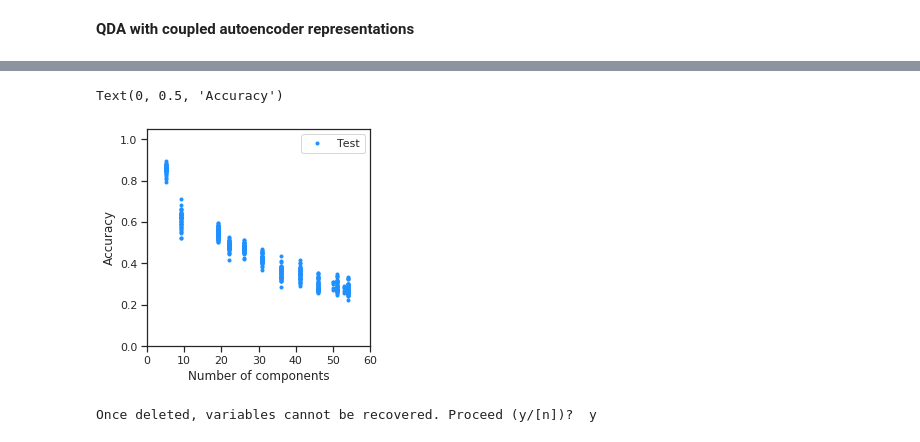
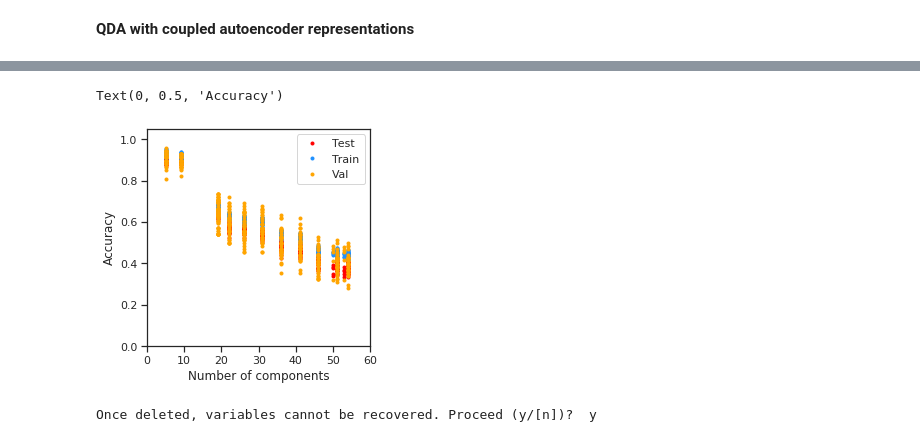
Before and after one commit to AllenInstitute/coupledAE-patchseq, a Jupyter notebook: analysis_baselines.ipynb, the cells around one changed output, grey strips where cells are left out. Saved outputs shown, nothing was run; the diff lists cells and outputs as text; code cells hidden in the pictures.

```diff
--- a/analysis_baselines.ipynb
+++ b/analysis_baselines.ipynb
@@ -114,6 +106,7 @@ for cv in tqdm(CVdict.keys()):
     CVdict[cv]['qda'] = {}
     CVdict[cv]['qda']['n_components'] = []
     CVdict[cv]['qda']['n_htree_classes'] = []
+    CVdict[cv]['qda']['acc_train'] = []
     CVdict[cv]['qda']['acc_val'] = []
     CVdict[cv]['qda']['acc_test'] = []
     CVdict[cv]['qda']['acc_most_freq'] = []
@@ -162,13 +155,15 @@ for cv in tqdm(CVdict.keys()):
 
         #QDA related metrics
         n_lbls = np.size(np.unique(y_train))
-        priors = (1./n_lbls)*np.ones(n_lbls)
-        qda = QDA(priors=priors,reg_param=1e-2,store_covariance=True)
+        #priors = (1./n_lbls)*np.ones(n_lbls)
+        qda = QDA(reg_param=1e-2,store_covariance=True)
         qda.fit(X_train,y_train)
+        y_train_pred = qda.predict(X_train)
         y_val_pred = qda.predict(X_val)
         y_test_pred = qda.predict(X_test)
         CVdict[cv]['qda']['n_htree_classes'].append(n_classes)
         CVdict[cv]['qda']['n_components'].append(np.unique(qda.classes_).size)
+        CVdict[cv]['qda']['acc_train'].append(accuracy_score(y_train, y_train_pred))
         CVdict[cv]['qda']['acc_val'].append(accuracy_score(y_val, y_val_pred))
         CVdict[cv]['qda']['acc_test'].append(accuracy_score(y_test, y_test_pred))
 
@@ -179,12 +174,14 @@ for cv in tqdm(CVdict.keys()):
         #CVdict[cv]['qda']['acc_most_freq'].append(accuracy_score(merged_labels, most_freq_pred))
         #CVdict[cv]['qda']['acc_prior'].append(accuracy_score(merged_labels, prior_pred))
 # %%
+train_acc = []
 test_acc = []
 val_acc = []
 n_components = []
 dummy_prior_acc=[]
 dummy_most_freq_acc=[]
 for cv in CVdict.keys():
+    train_acc.extend(CVdict[cv]['qda']['acc_train'])
     test_acc.extend(CVdict[cv]['qda']['acc_test'])
     val_acc.extend(CVdict[cv]['qda']['acc_val'])
     n_components.extend(CVdict[cv]['qda']['n_components'])
@@ -193,20 +190,18 @@ for cv in CVdict.keys():
     #dummy_prior_acc.extend(CVdict[cv]['qda']['acc_prior'])
 # %%
 #Visual check before saving results:
-
 plt.figure(figsize=(4,4))
-#plt.plot(n_components,val_acc,'.',color='red',label='Validation')
-plt.plot(n_components,test_acc,'.',color='dodgerblue',label='Test')
-#plt.plot(n_components,dummy_prior_acc,'.',color='red',label='Dummy Prior')
-#plt.plot(n_components,dummy_most_freq_acc,'.',color='maroon',label='Dummy most frequent')
+plt.plot(n_components,test_acc,'.',color='red',label='Test')
+plt.plot(n_components,train_acc,'.',color='dodgerblue',label='Train')
+plt.plot(n_components,val_acc,'.',color='orange',label='Val')
 plt.legend()
 ax = plt.gca()
 ax.set_ylim(0,1.05)
 ax.set_xlim(0,60)
 ax.set_xlabel('Number of components')
 ax.set_ylabel('Accuracy')
 # %% [output]
 Text(0, 0.5, 'Accuracy')
-[figure, old version]
+[figure, new version]
 # %%
 res_pth = '/home/rohan/Remote-AI/dat/result/Patchseq_NM_proc/'
```
Also changed, not shown: parts of 41 cells of this notebook, 2 other files.
